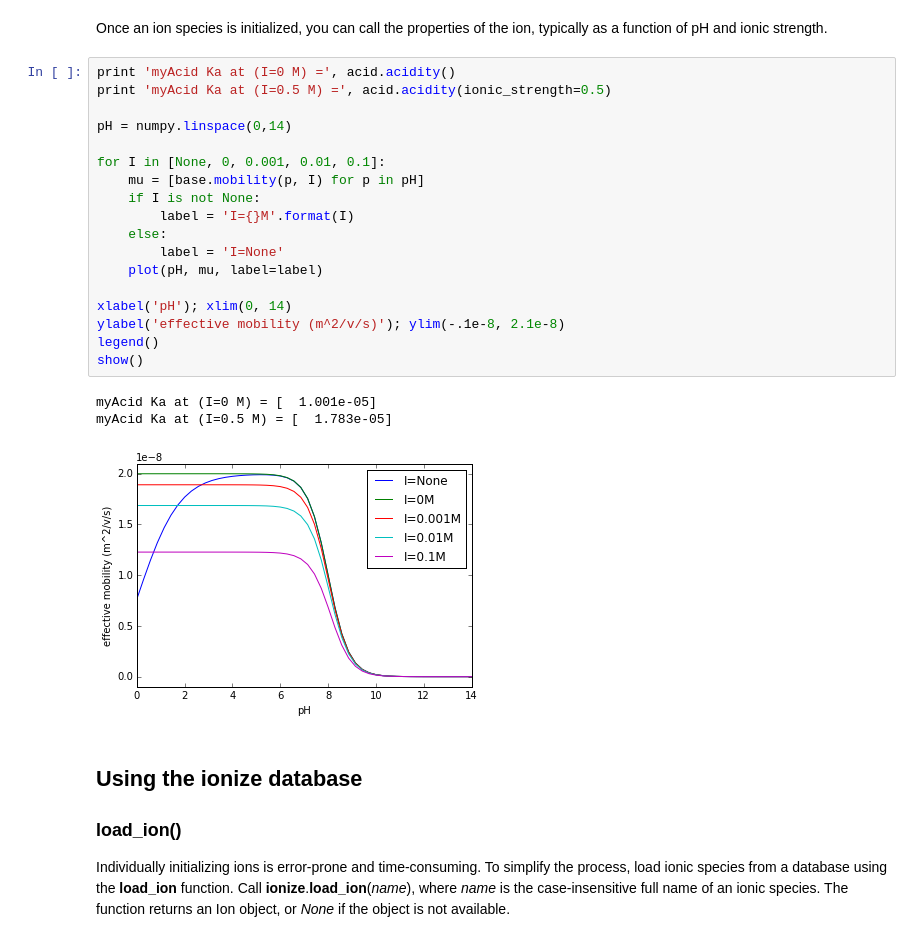
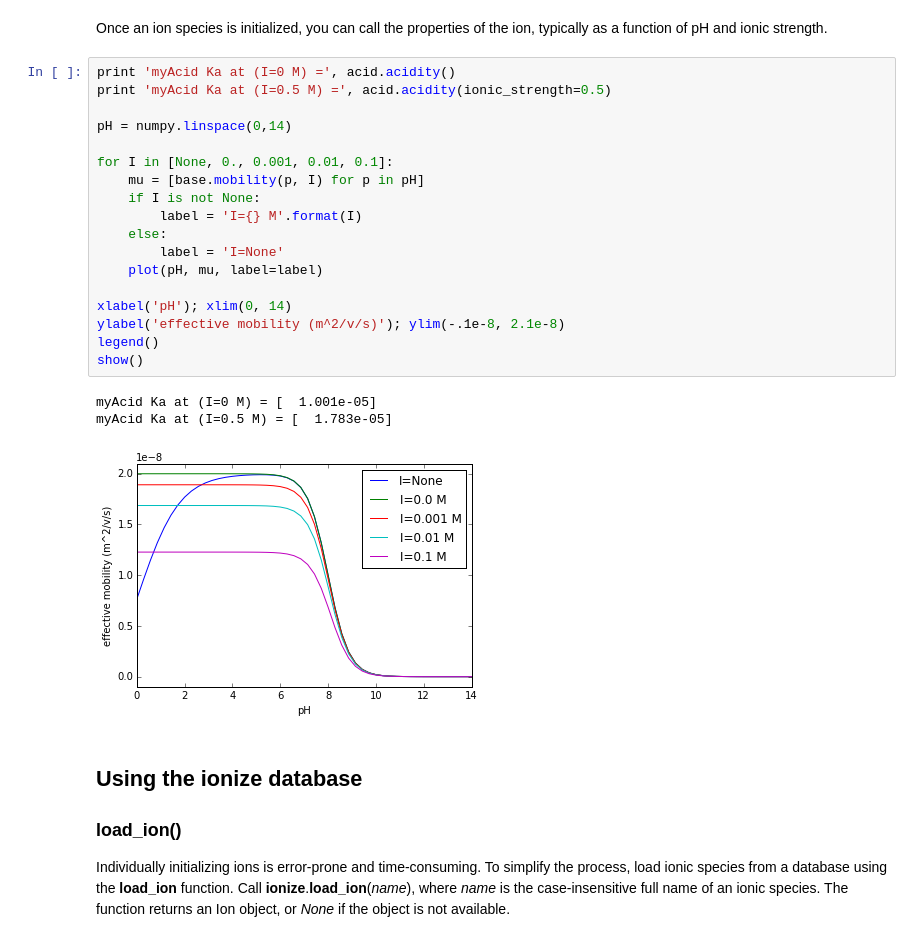
Before and after one commit to lewisamarshall/ionize, a Jupyter notebook: tutorial.ipynb, the cells around one changed output. Saved outputs shown, nothing was run; the diff lists cells and outputs as text.

Commit message:
Formatting fixes and speedups.

```diff
--- a/tutorial.ipynb
+++ b/tutorial.ipynb
@@ -42,25 +42,25 @@ Once an ion species is initialized, you can call the properties of the ion, typi
 # %%
 print 'myAcid Ka at (I=0 M) =', acid.acidity()
 print 'myAcid Ka at (I=0.5 M) =', acid.acidity(ionic_strength=0.5)
 
 pH = numpy.linspace(0,14)
 
-for I in [None, 0, 0.001, 0.01, 0.1]:
+for I in [None, 0., 0.001, 0.01, 0.1]:
     mu = [base.mobility(p, I) for p in pH]
     if I is not None:
-        label = 'I={}M'.format(I)
+        label = 'I={} M'.format(I)
     else:
         label = 'I=None'
     plot(pH, mu, label=label)
 
 xlabel('pH'); xlim(0, 14)
 ylabel('effective mobility (m^2/v/s)'); ylim(-.1e-8, 2.1e-8)
 legend()
 show()
 # %% [output]
 myAcid Ka at (I=0 M) = [  1.001e-05]
 myAcid Ka at (I=0.5 M) = [  1.783e-05]
-[figure, old version]
+[figure, new version]
 # %% [markdown]
 ## Using the **ionize** database
 
```
Also changed, not shown: parts of 3 cells of this notebook, 5 other files.
